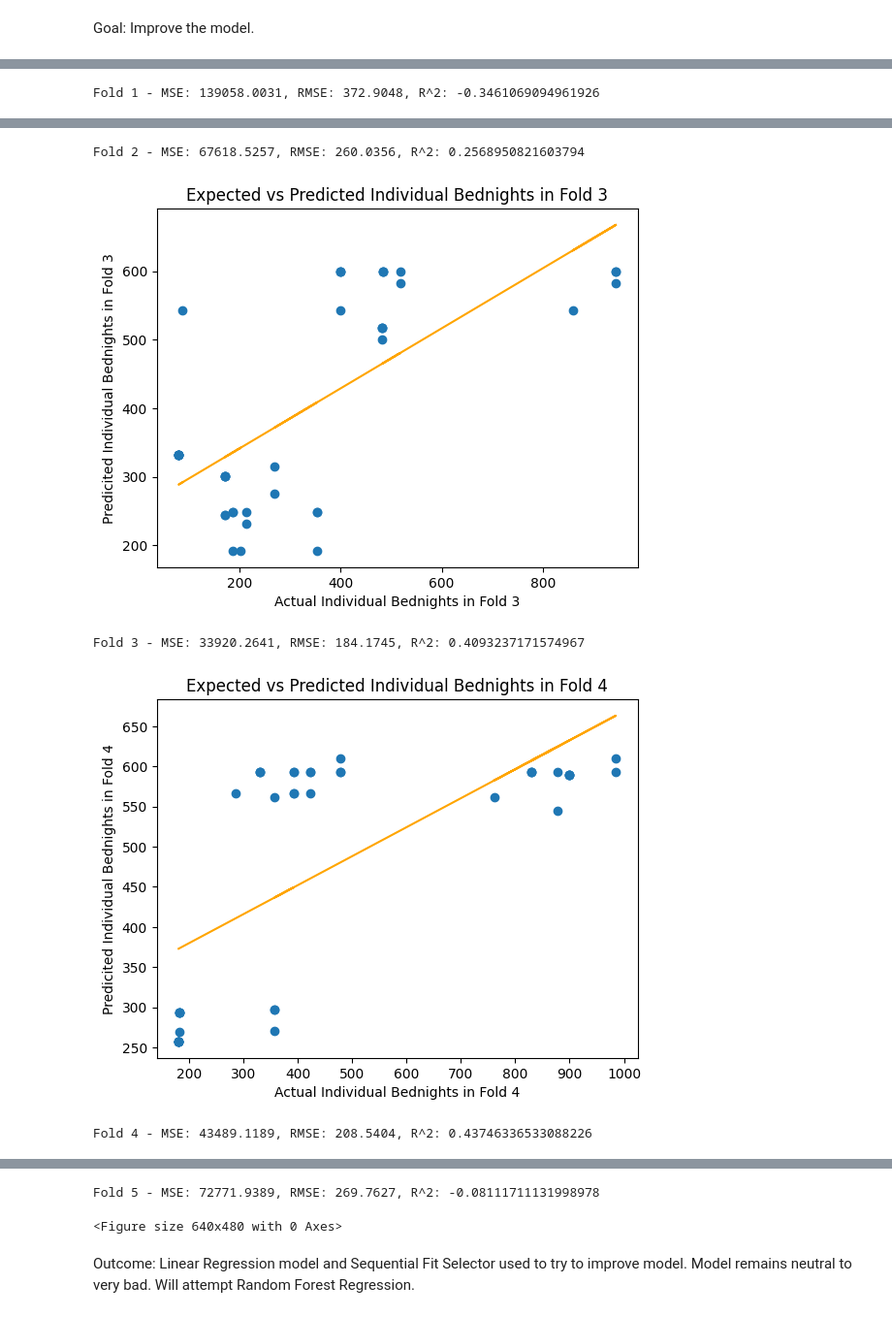
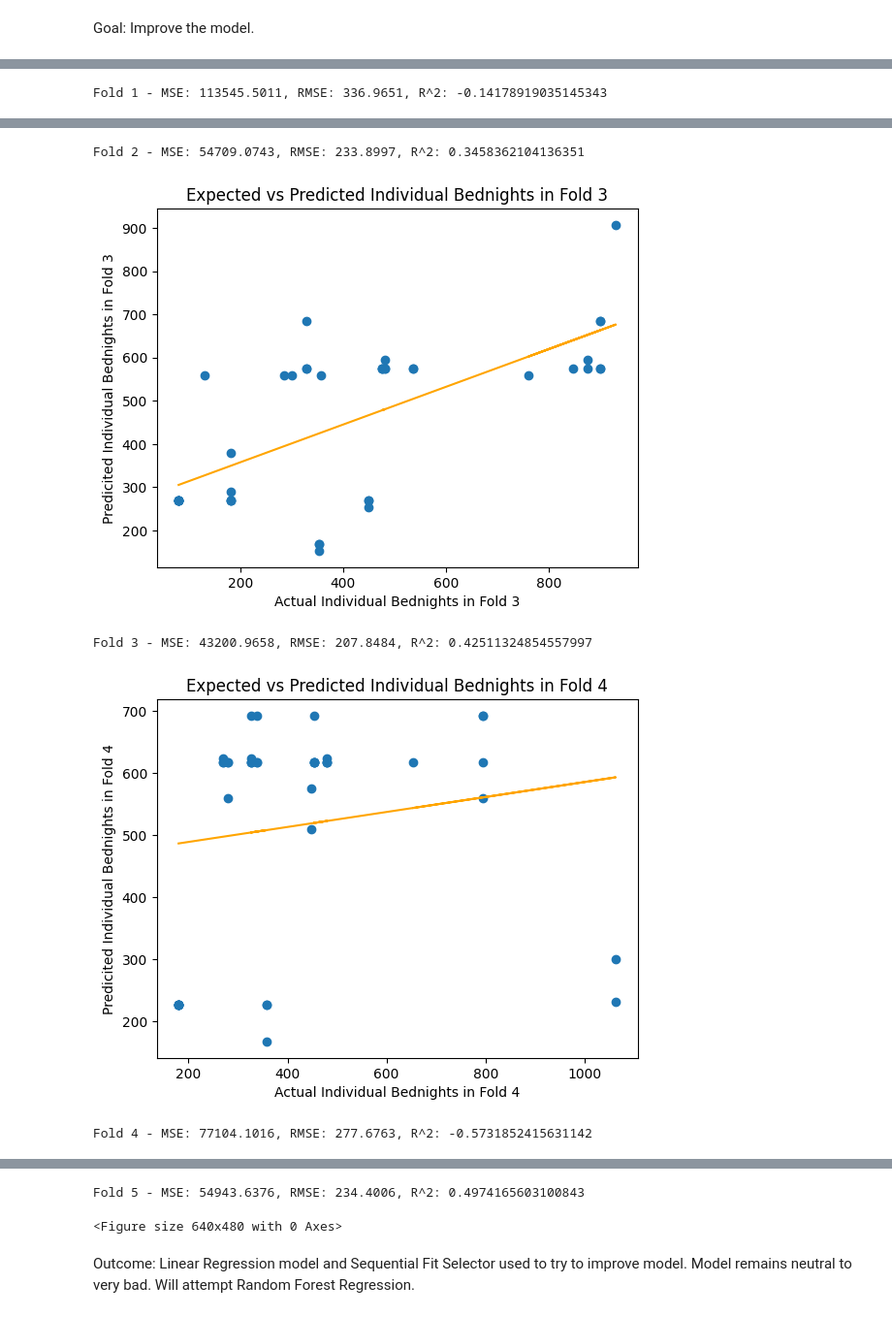
Before and after one commit to morellikatherine90809/Predict-Bednights, a Jupyter notebook: Regression 1.ipynb, the cells around one changed output, grey strips where cells are left out. Shown at 97% size. Drawn from its saved outputs; the diff is of its cells as text; code cells hidden in the pictures.

```diff
--- a/Regression 1.ipynb
+++ b/Regression 1.ipynb
@@ -12,7 +12,7 @@ from sklearn.metrics import mean_squared_error, r2_score
 import matplotlib.pyplot as plt
 # %%
 ##Load Data, first inspection, create dummies for RegionCode
-reg1 = pd.read_csv("C:/Users/morel/Downloads/Training Moveouts 7-3-2025.csv")
+reg1 = pd.read_csv("C:/Users/morel/Downloads/Training Data 7-4-2025.csv")
 reg1_dummies = pd.get_dummies(reg1, columns=['RegionCode','Destination'], dtype=int)
 print(reg1_dummies.head(5))
 # %% [output]
@@ -86,6 +86,6 @@ reg1_dummies.describe()
 # %%
 ##Regression analysis: predicto move out date - prepare data
-x = reg1_dummies.drop(columns=['Bednights','FamilyID','ResidentID']) ##features doesn't include target values: bednights, or FamilyID (not a feature)
+x = reg1_dummies.drop(columns=['Bednights','FamilyID','ResidentID','Destination_1']) ##features doesn't include target values: bednights, or FamilyID (not a feature)
 y = reg1_dummies['Bednights']                                        ##target values
 groups = reg1_dummies['FamilyID']                                    ##groupding varible for GroupKFOld to mitigate autocorrelation, keeps all members of the
                                                              ##same family together to not make the model seem better than it actually is
@@ -148,7 +148,7 @@ Index(['HHEmployed', 'SlottedPME', 'SingleMom', 'SingleDad', 'SingleParent',
       dtype='object')
 # %%
 ##Review new model using only HHSize and HHEmployed
-x2 = reg1_dummies[['RegionCode_4', 'RegionCode_5','HHEmployed','SlottedPME','SingleMom','SingleDad','SingleParent','Destination_4','Destination_5','Destination_6','Destination_7','Destination_10']]
+x2 = reg1_dummies[['Disability','RegionCode_3','RegionCode_4', 'RegionCode_5','HHEmployed','SingleParent','Destination_2','Destination_4','Destination_6','Destination_7','Destination_9','Destination_10']]
 y2 = reg1_dummies['Bednights']
 groups2 = reg1_dummies['FamilyID']
 
@@ -186 +186 @@ for fold, (train_idx, test_idx) in enumerate(gkf.split(x2, y2, groups2)):
-Fold 1 - MSE: 139058.0031, RMSE: 372.9048, R^2: -0.3461069094961926
+Fold 1 - MSE: 113545.5011, RMSE: 336.9651, R^2: -0.14178919035145343
@@ -188,5 +188,5 @@ Fold 1 - MSE: 139058.0031, RMSE: 372.9048, R^2: -0.3461069094961926
-Fold 2 - MSE: 67618.5257, RMSE: 260.0356, R^2: 0.2568950821603794
+Fold 2 - MSE: 54709.0743, RMSE: 233.8997, R^2: 0.3458362104136351
-[figure, old version]
+[figure, new version]
-Fold 3 - MSE: 33920.2641, RMSE: 184.1745, R^2: 0.4093237171574967
+Fold 3 - MSE: 43200.9658, RMSE: 207.8484, R^2: 0.42511324854557997
-[figure, old version]
+[figure, new version]
-Fold 4 - MSE: 43489.1189, RMSE: 208.5404, R^2: 0.43746336533088226
+Fold 4 - MSE: 77104.1016, RMSE: 277.6763, R^2: -0.5731852415631142
@@ -194,4 +194,4 @@ Fold 4 - MSE: 43489.1189, RMSE: 208.5404, R^2: 0.43746336533088226
-Fold 5 - MSE: 72771.9389, RMSE: 269.7627, R^2: -0.08111711131998978
+Fold 5 - MSE: 54943.6376, RMSE: 234.4006, R^2: 0.4974165603100843
 <Figure size 640x480 with 0 Axes>
 # %% [markdown]
 Outcome: Linear Regression model and Sequential Fit Selector used to try to improve model. Model remains neutral to very bad. Will attempt Random Forest Regression.
```
Also changed, not shown: parts of 6 cells of this notebook.
